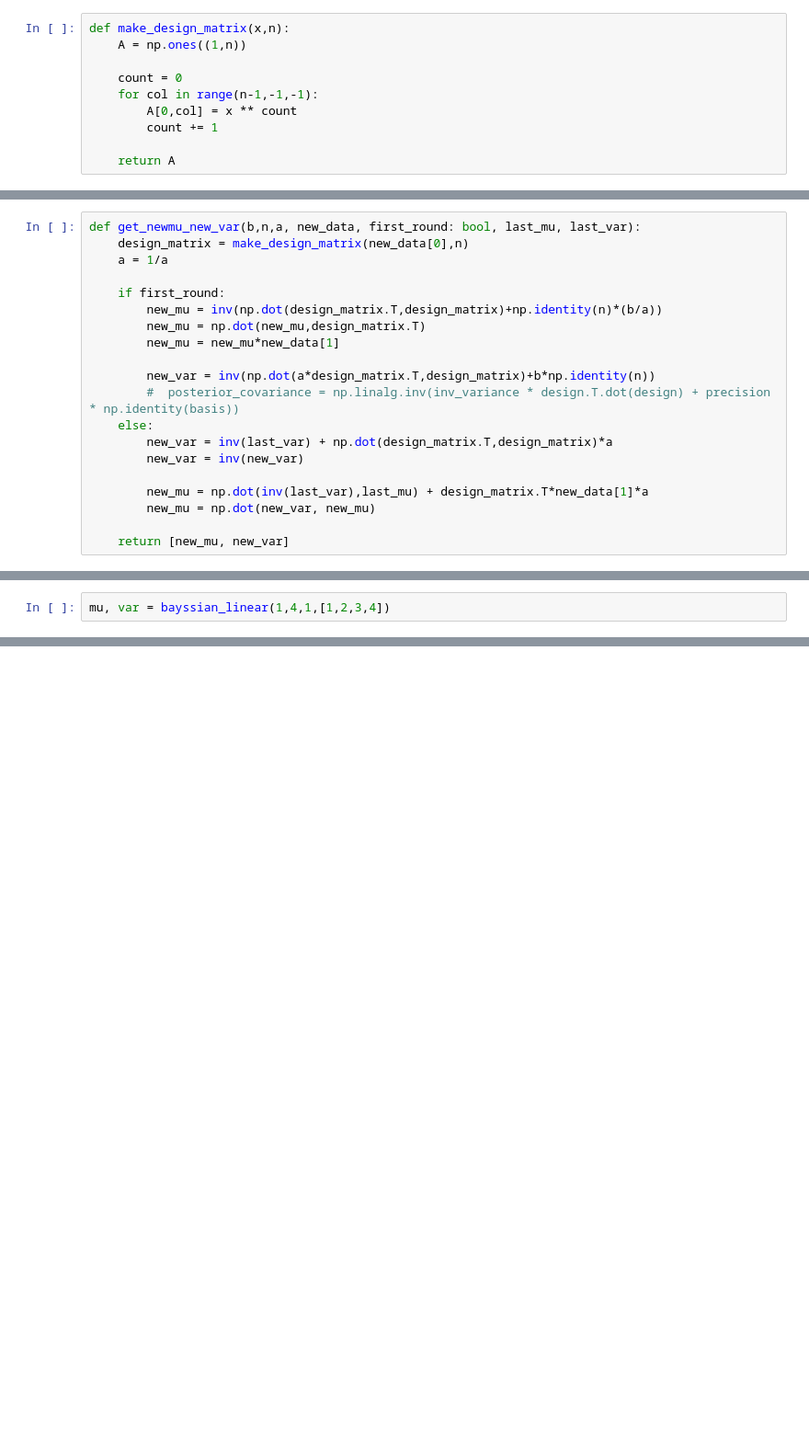
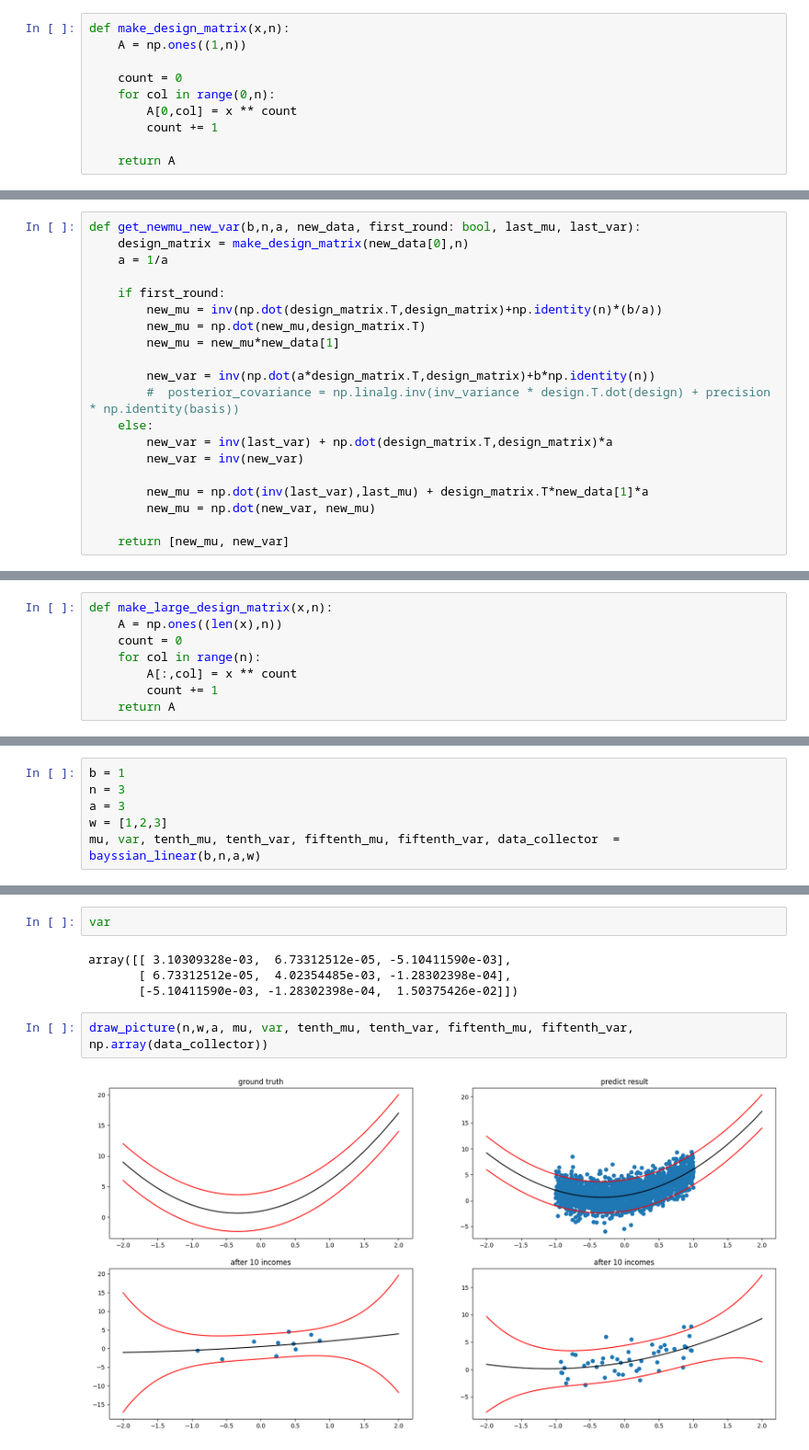
Before and after one commit to kenny-wq/ml-hw3, a Jupyter notebook: bayssian_linear.ipynb, the cells around one changed output, grey strips where cells are left out. Shown at 92% size. Saved outputs shown, nothing was run; the diff lists cells and outputs as text; blank space fills up the shorter version.

```diff
--- a/bayssian_linear.ipynb
+++ b/bayssian_linear.ipynb
@@ -17,7 +18,7 @@ def make_design_matrix(x,n):
     A = np.ones((1,n))
 
     count = 0
-    for col in range(n-1,-1,-1):
+    for col in range(0,n):
         A[0,col] = x ** count
         count += 1
 
@@ -70,2 +95,8 @@ def bayssian_linear(b,n,a,w: list):
-# %%
-mu, var = bayssian_linear(1,4,1,[1,2,3,4])
+# %%
+def make_large_design_matrix(x,n):
+    A = np.ones((len(x),n))
+    count = 0
+    for col in range(n):
+        A[:,col] = x ** count
+        count += 1
+    return A
@@ -71,0 +188,6 @@ mu, var = bayssian_linear(1,4,1,[1,2,3,4])
+# %%
+b = 1
+n = 3
+a = 3
+w = [1,2,3]
+mu, var, tenth_mu, tenth_var, fiftenth_mu, fiftenth_var, data_collector  = bayssian_linear(b,n,a,w)
@@ -78,0 +218,10 @@ array([[3.89407273],
+# %%
+var
+# %% [output]
+array([[ 3.10309328e-03,  6.73312512e-05, -5.10411590e-03],
+       [ 6.73312512e-05,  4.02354485e-03, -1.28302398e-04],
+       [-5.10411590e-03, -1.28302398e-04,  1.50375426e-02]])
+# %%
+draw_picture(n,w,a, mu, var, tenth_mu, tenth_var, fiftenth_mu, fiftenth_var, np.array(data_collector))
+# %% [output]
+[figure, added]
```
Also changed, not shown: parts of 7 cells of this notebook.
